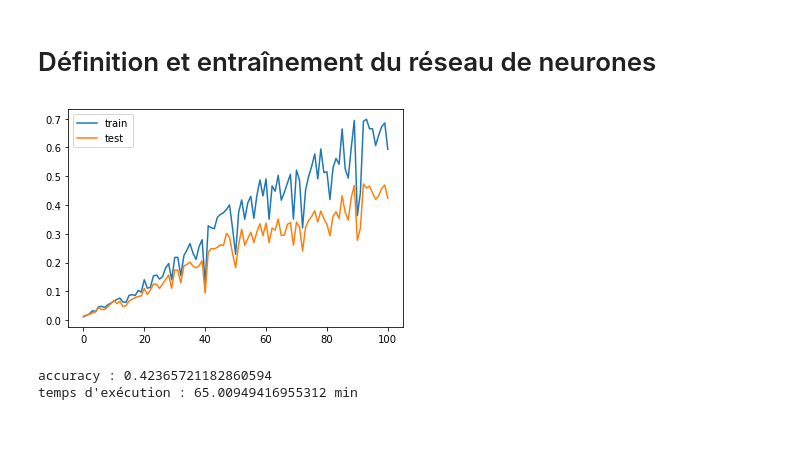
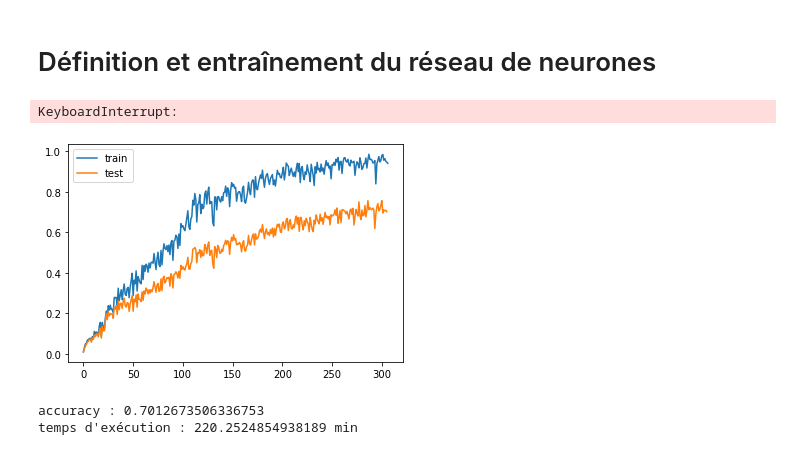
Before and after one commit to xavitator/modal_landscape, a Jupyter notebook: modal_cuda_vgg_non_pretrained_100.ipynb, the cells around one changed output. Drawn from its saved outputs; the diff is of its cells as text; code cells hidden in the pictures.

```diff
--- a/modal_cuda_vgg_non_pretrained_100.ipynb
+++ b/modal_cuda_vgg_non_pretrained_100.ipynb
@@ -272,7 +272,7 @@ def vgg11_bn(num_classes, pretrained=False, letter='A', **kwargs):
 # %%
 debut = time.time()
 
-epochs = 100
+epochs = 300
 criterion = nn.CrossEntropyLoss()
 
 net = vgg11_bn(num_classes=num_classes, pretrained=False).cuda()
@@ -304,6 +304,24 @@ fin = time.time()
 duree = fin-debut
 print("temps d'exécution :", duree/60, "min")
 # %% [output]
-[figure, removed]
-accuracy : 0.42365721182860594
-temps d'exécution : 65.00949416955312 min
+KeyboardInterrupt:
+# %%
+for i in tnrange(100) :
+    train_epoch(net, train_set, opt, criterion, batch_size=100)
+    preci_train.append(accuracy(net, train_set))
+    preci_test.append(accuracy(net, test_set))
+
+plt.plot(range(len(preci_train)), preci_train, label = "train")
+plt.plot(range(len(preci_test)), preci_test, label = "test")
+plt.legend()
+plt.show()
+
+print("accuracy :", accuracy(net, test_set))
+
+fin = time.time()
+duree = fin-debut
+print("temps d'exécution :", duree/60, "min")
+# %% [output]
+[figure, added]
+accuracy : 0.7012673506336753
+temps d'exécution : 220.2524854938189 min
```
Also changed, not shown: parts of 1 cell of this notebook, 22 other files.
